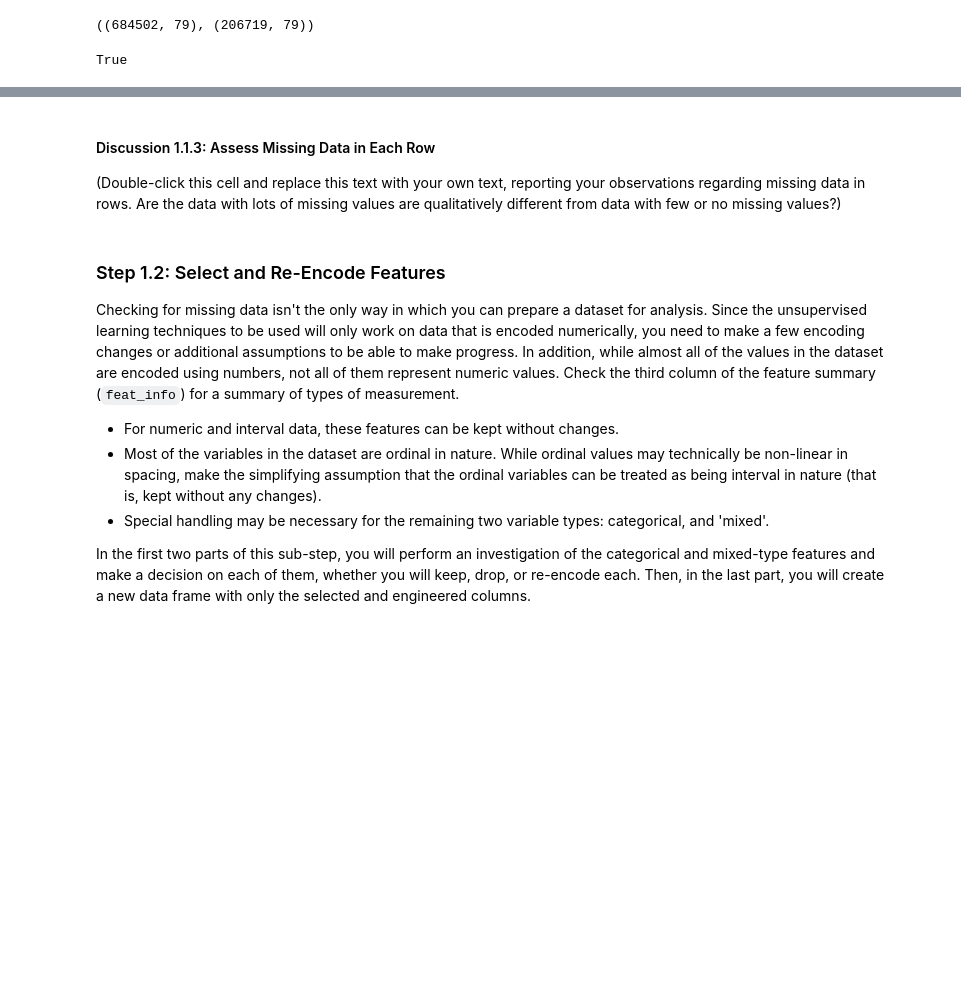
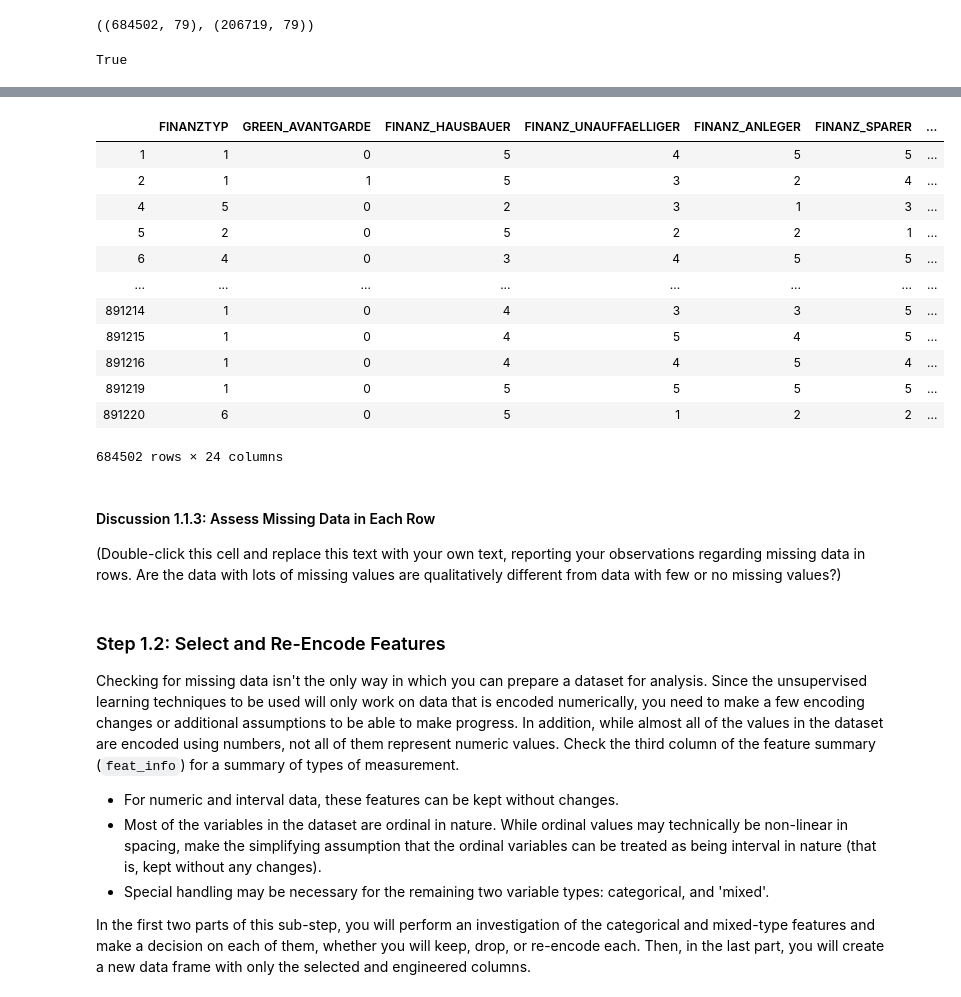
Before and after one commit to gepallas/Machine_Learning_3_Customer_Segmentation, a Jupyter notebook: Identify_Customer_Segments.ipynb, the cells around one changed output, grey strips where cells are left out. Drawn from its saved outputs; the diff is of its cells as text; code cells hidden in the pictures; blank space fills up the shorter version.

```diff
--- a/Identify_Customer_Segments.ipynb
+++ b/Identify_Customer_Segments.ipynb
@@ -515,3 +540,19 @@ True
+# %%
+azdias_mis_below_3[col_zero_mis]
+# %% [output]
+|  | FINANZTYP | GREEN_AVANTGARDE | FINANZ_HAUSBAUER | FINANZ_UNAUFFAELLIGER | FINANZ_ANLEGER | FINANZ_SPARER | ... |
+| 1 | 1 | 0 | 5 | 4 | 5 | 5 | ... |
+| 2 | 1 | 1 | 5 | 3 | 2 | 4 | ... |
+| 4 | 5 | 0 | 2 | 3 | 1 | 3 | ... |
+| 5 | 2 | 0 | 5 | 2 | 2 | 1 | ... |
+| 6 | 4 | 0 | 3 | 4 | 5 | 5 | ... |
+| ... | ... | ... | ... | ... | ... | ... | ... |
+| 891214 | 1 | 0 | 4 | 3 | 3 | 5 | ... |
+| 891215 | 1 | 0 | 4 | 5 | 4 | 5 | ... |
+| 891216 | 1 | 0 | 4 | 4 | 5 | 4 | ... |
+| 891219 | 1 | 0 | 5 | 5 | 5 | 5 | ... |
+| 891220 | 6 | 0 | 5 | 1 | 2 | 2 | ... |
+684502 rows × 24 columns
 # %% [markdown]
 #### Discussion 1.1.3: Assess Missing Data in Each Row
 
```
Also changed, not shown: parts of 2 cells of this notebook.
